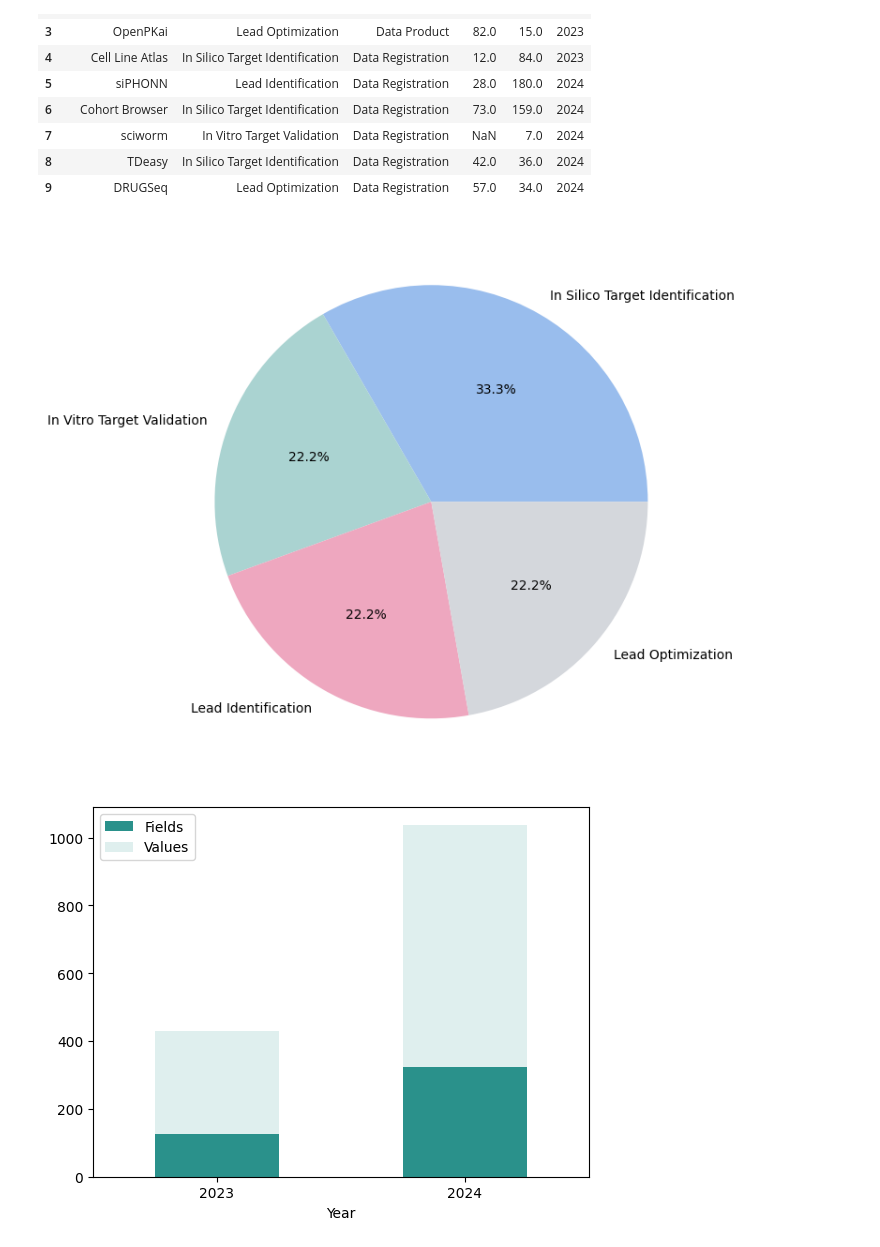
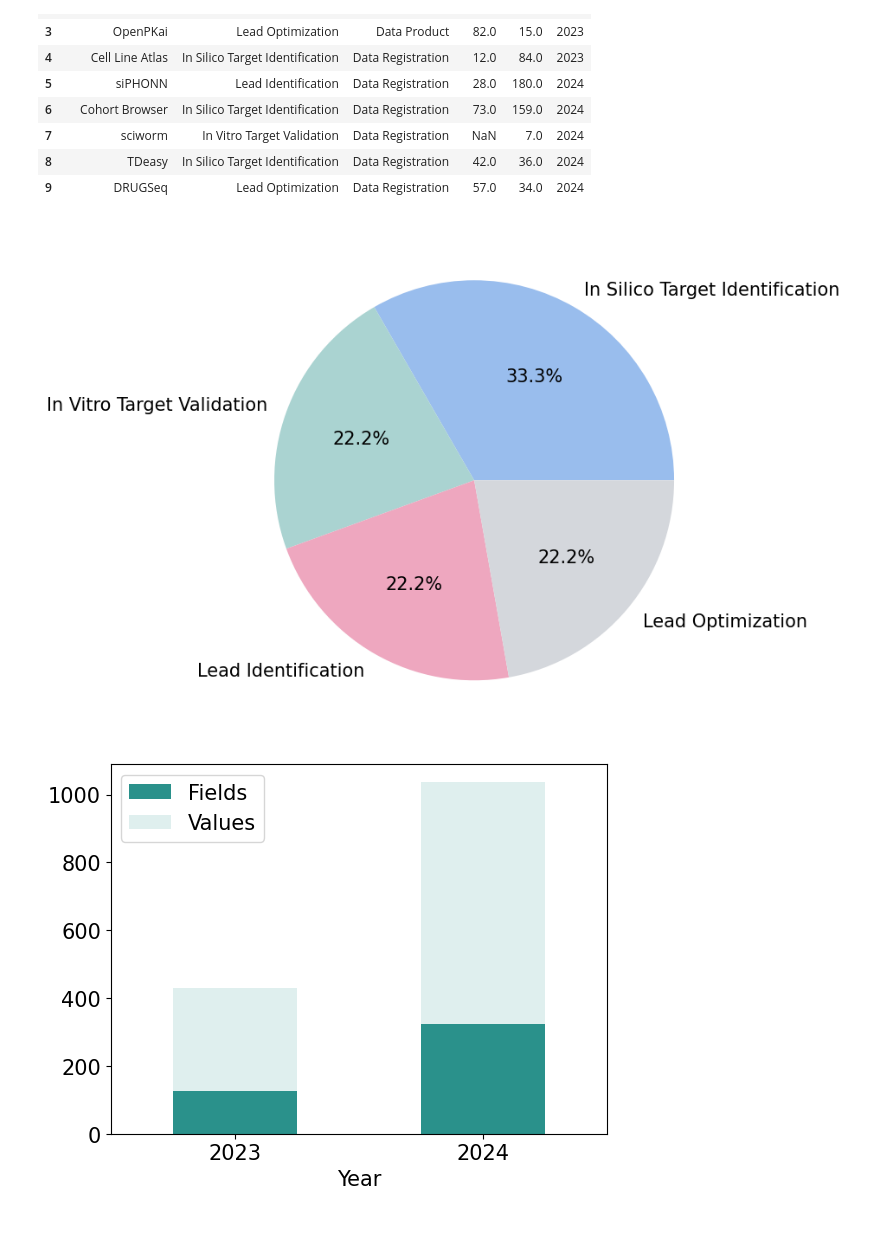
Before and after one commit to novonordisk-research/OBDM-manuscript, a Jupyter notebook: figures.ipynb, the cells around one changed output. Drawn from its saved outputs; the diff is of its cells as text; code cells hidden in the pictures.

```diff
--- a/figures.ipynb
+++ b/figures.ipynb
@@ -27,18 +27,19 @@ products_df
 # %%
 # Pie chart of area distribution
 
 df = pd.DataFrame(products)
 area = df.drop_duplicates(subset=['Product Name', 'Area'])[['Product Name', 'Area']]
 area = area.assign(Area=area['Area'].str.split('/')).explode('Area')
 area['weightage'] = 1/area.groupby('Product Name')['Area'].transform('count')
 colors = ['#99BDED','#AAD3D1','#EEA7BF','#D4D7DC', '#CCC5BD']
 area.groupby('Area').sum().plot.pie(y='weightage', autopct='%1.1f%%', colors = colors)
 plt.legend().remove()
 plt.ylabel('')
 plt.gcf().set_size_inches(7.5, 7.5)
+plt.rcParams.update({'font.size': 15})
 plt.show()
 # %% [output]
-[figure, old version]
+[figure, new version]
 # %%
 # plot number of fields and values by year in a cumulative way
 df2 = df.dropna(subset=['Fields', 'Value'])
@@ -50,7 +51,7 @@ plt.xlabel('Year')
 plt.xticks(rotation=0)
 plt.show()
 # %% [output]
-[figure, old version]
+[figure, new version]
 # %%
 base_concepts = pd.read_csv('data/base.csv')
 enriched_concepts = pd.read_csv('data/enrichment.csv')
```
Also changed, not shown: parts of 1 cell of this notebook.
